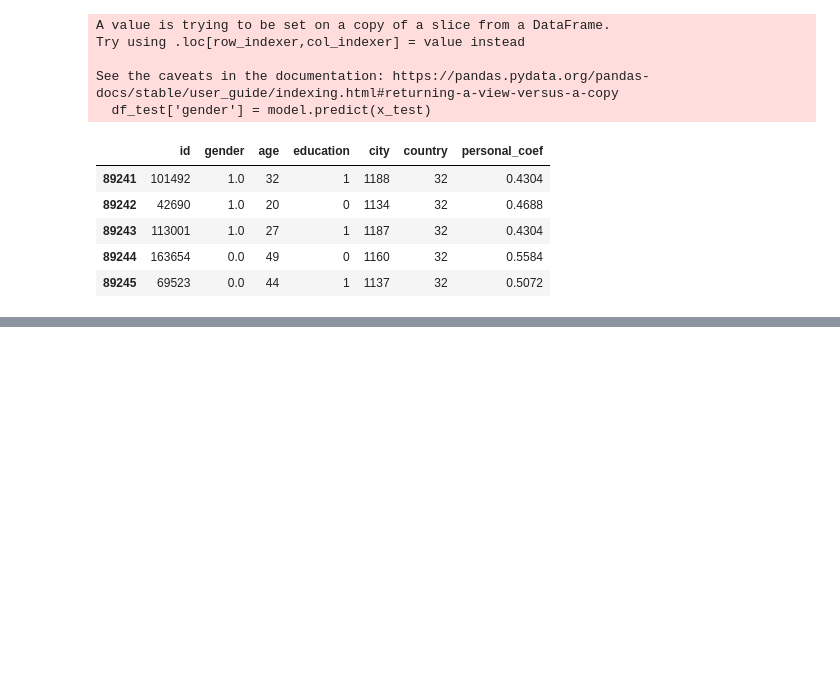
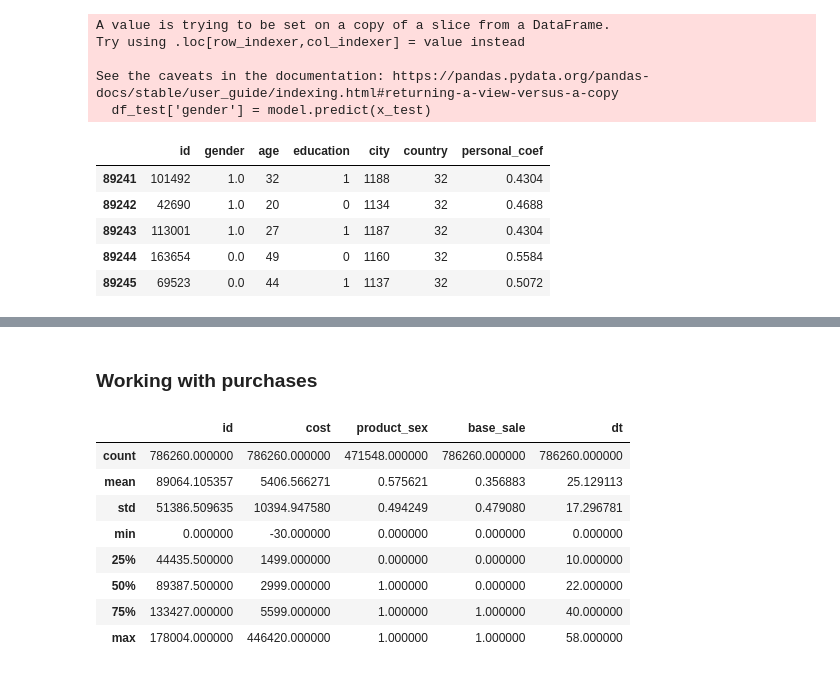
Before and after one commit to Dimayo/sporting_store, a Jupyter notebook: research.ipynb, the cells around one changed output, grey strips where cells are left out. Cells and saved outputs as stored; diff of their text form; code cells hidden in the pictures; blank space fills up the shorter version.

```diff
--- a/research.ipynb
+++ b/research.ipynb
@@ -279,2 +271,16 @@ dtype: int64
 # %%
 df_clients = pd.concat([df_train, df_test])
+# %% [markdown]
+### Working with purchases
+# %%
+df_purch.describe()
+# %% [output]
+|  | id | cost | product_sex | base_sale | dt |
+| count | 786260.000000 | 786260.000000 | 471548.000000 | 786260.000000 | 786260.000000 |
+| mean | 89064.105357 | 5406.566271 | 0.575621 | 0.356883 | 25.129113 |
+| std | 51386.509635 | 10394.947580 | 0.494249 | 0.479080 | 17.296781 |
+| min | 0.000000 | -30.000000 | 0.000000 | 0.000000 | 0.000000 |
+| 25% | 44435.500000 | 1499.000000 | 0.000000 | 0.000000 | 10.000000 |
+| 50% | 89387.500000 | 2999.000000 | 1.000000 | 0.000000 | 22.000000 |
+| 75% | 133427.000000 | 5599.000000 | 1.000000 | 1.000000 | 40.000000 |
+| max | 178004.000000 | 446420.000000 | 1.000000 | 1.000000 | 58.000000 |
```
Also changed, not shown: parts of 10 cells of this notebook.
